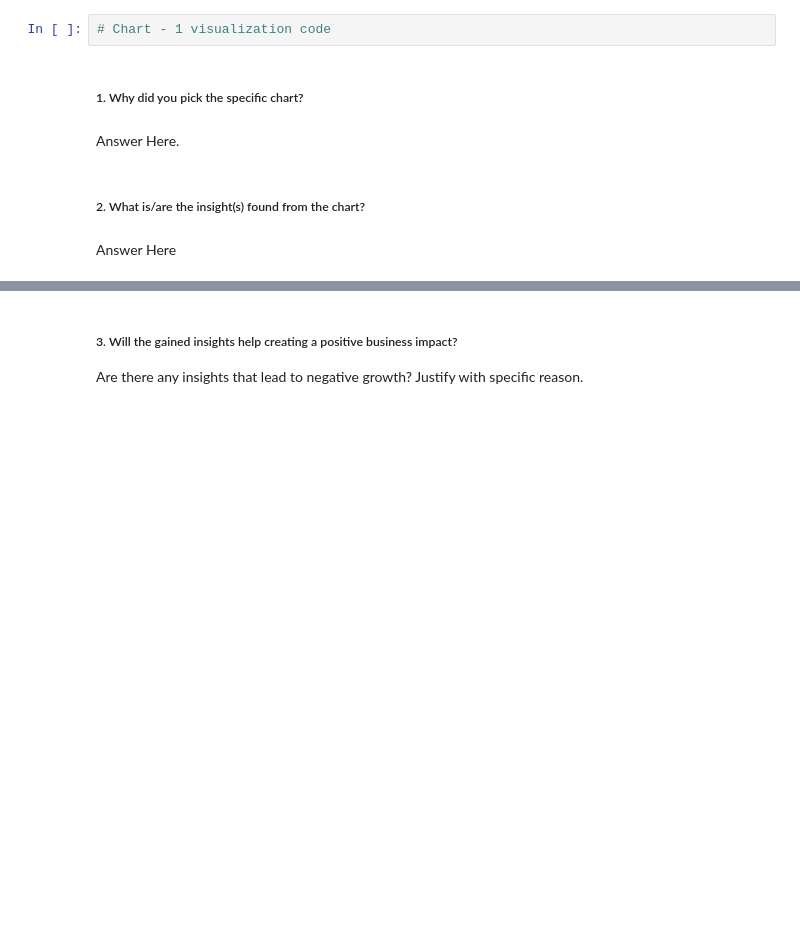
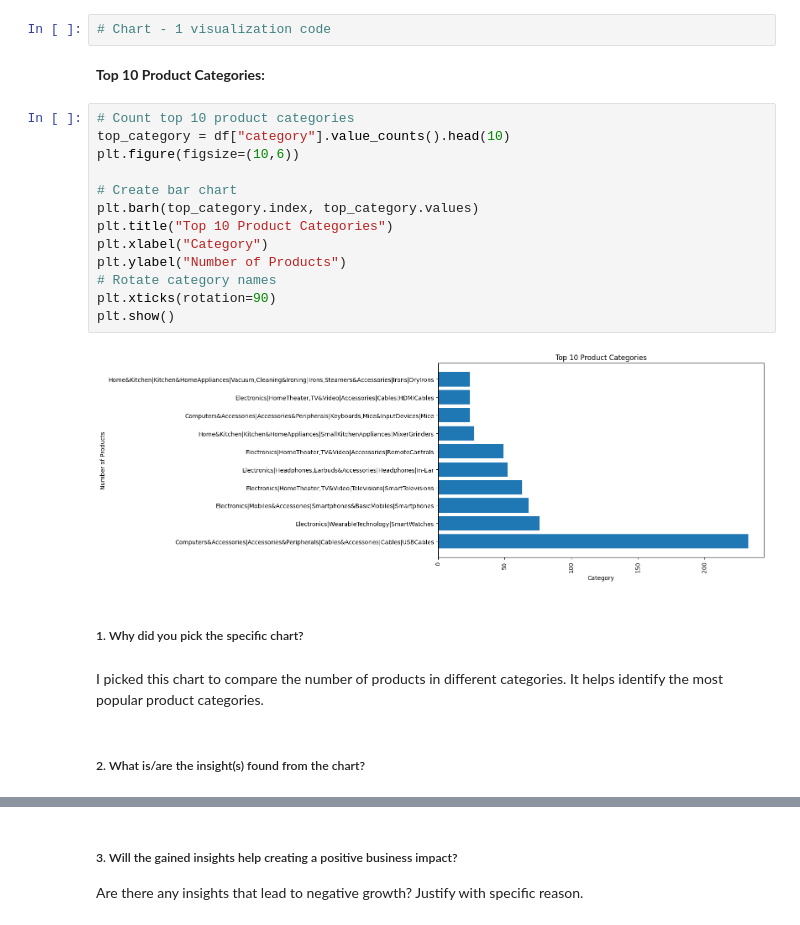
Before and after one commit to gunchugh/Amazon-Sales-Analysis, a Jupyter notebook: Another_copy_of_Sample_EDA_Submission_Template.ipynb, the cells around one changed output, grey strips where cells are left out. Saved outputs shown, nothing was run; the diff lists cells and outputs as text; blank space fills up the shorter version.

```diff
--- a/Another_copy_of_Sample_EDA_Submission_Template.ipynb
+++ b/Another_copy_of_Sample_EDA_Submission_Template.ipynb
@@ -365,11 +353,26 @@ The cleaned dataset will provide more accurate insights.
 #### Chart - 1
 # %%
 # Chart - 1 visualization code
+# %% [markdown]
+**Top 10 Product Categories:**
+# %%
+# Count top 10 product categories
+top_category = df["category"].value_counts().head(10)
+plt.figure(figsize=(10,6))
+
+# Create bar chart
+plt.barh(top_category.index, top_category.values)
+plt.title("Top 10 Product Categories")
+plt.xlabel("Category")
+plt.ylabel("Number of Products")
+# Rotate category names
+plt.xticks(rotation=90)
+plt.show()
+# %% [output]
+[figure, added]
 # %% [markdown]
 ##### 1. Why did you pick the specific chart?
-# %% [markdown]
-Answer Here.
+# %% [markdown]
+I picked this chart to compare the number of products in different categories. It helps identify the most popular product categories.
 # %% [markdown]
 ##### 2. What is/are the insight(s) found from the chart?
-# %% [markdown]
-Answer Here
```
Also changed, not shown: parts of 40 cells of this notebook.
